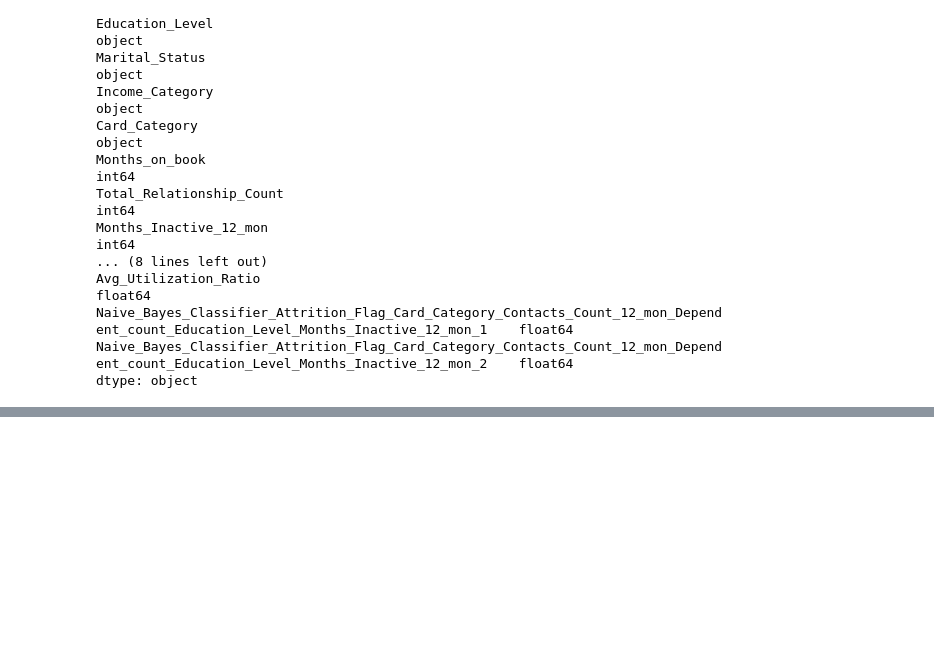
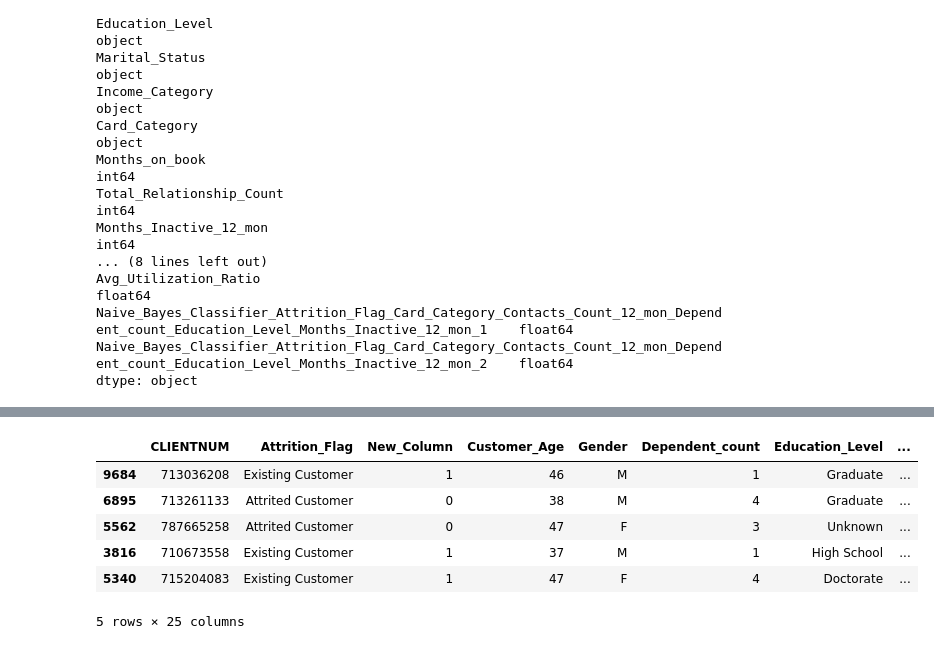
Before and after one commit to zoli-LND/Heckaton_May16, a Jupyter notebook: Heckathon1.ipynb, the cells around one changed output, grey strips where cells are left out. Cells and saved outputs as stored; diff of their text form; code cells hidden in the pictures; blank space fills up the shorter version.

```diff
--- a/Heckathon1.ipynb
+++ b/Heckathon1.ipynb
@@ -97,0 +294,10 @@ dtype: object
+# %%
+df.sample(5)
+# %% [output]
+|  | CLIENTNUM | Attrition_Flag | New_Column | Customer_Age | Gender | Dependent_count | Education_Level | ... |
+| 9684 | 713036208 | Existing Customer | 1 | 46 | M | 1 | Graduate | ... |
+| 6895 | 713261133 | Attrited Customer | 0 | 38 | M | 4 | Graduate | ... |
+| 5562 | 787665258 | Attrited Customer | 0 | 47 | F | 3 | Unknown | ... |
+| 3816 | 710673558 | Existing Customer | 1 | 37 | M | 1 | High School | ... |
+| 5340 | 715204083 | Existing Customer | 1 | 47 | F | 4 | Doctorate | ... |
+5 rows × 25 columns
```
Also changed, not shown: parts of 35 cells of this notebook.
